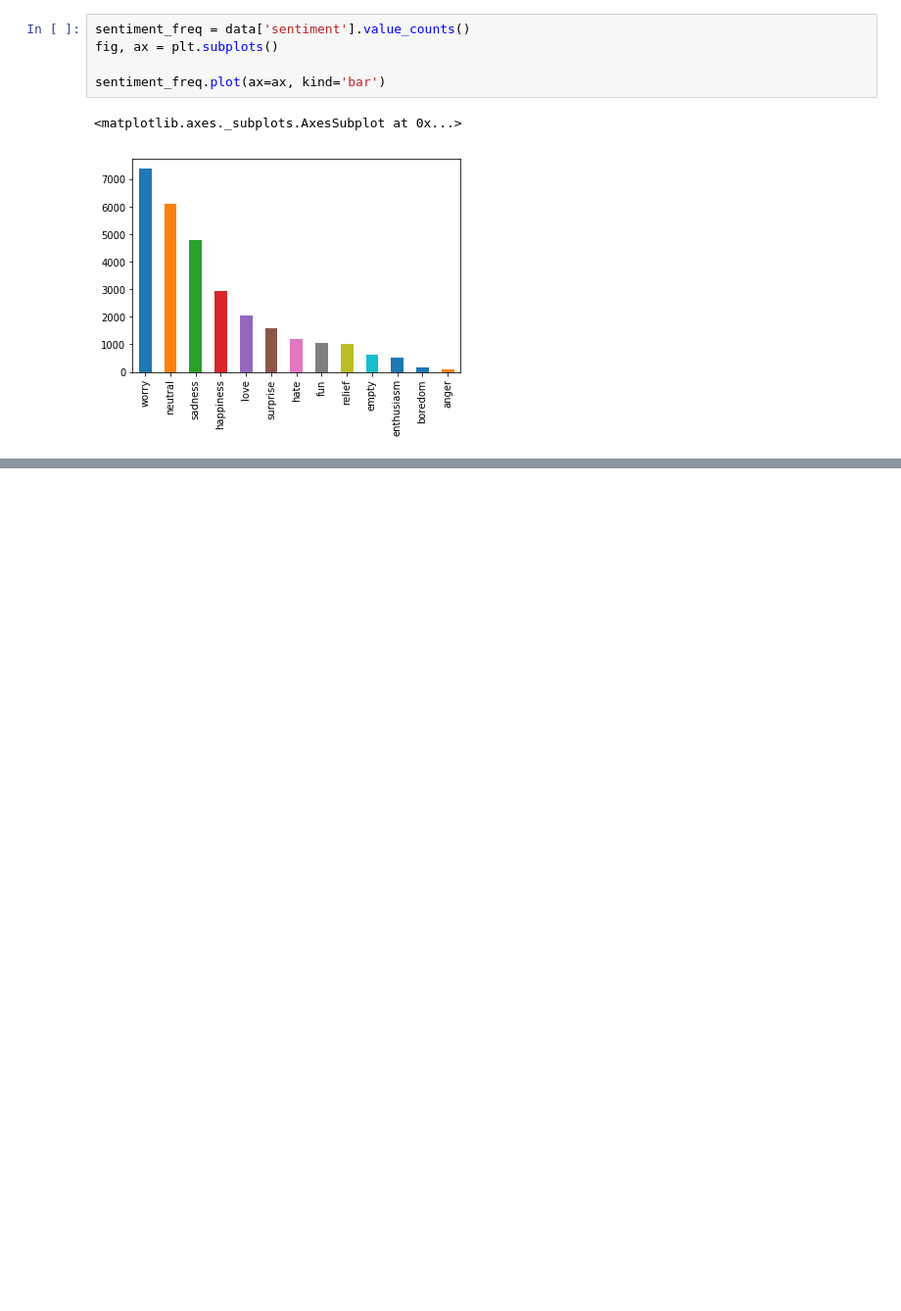
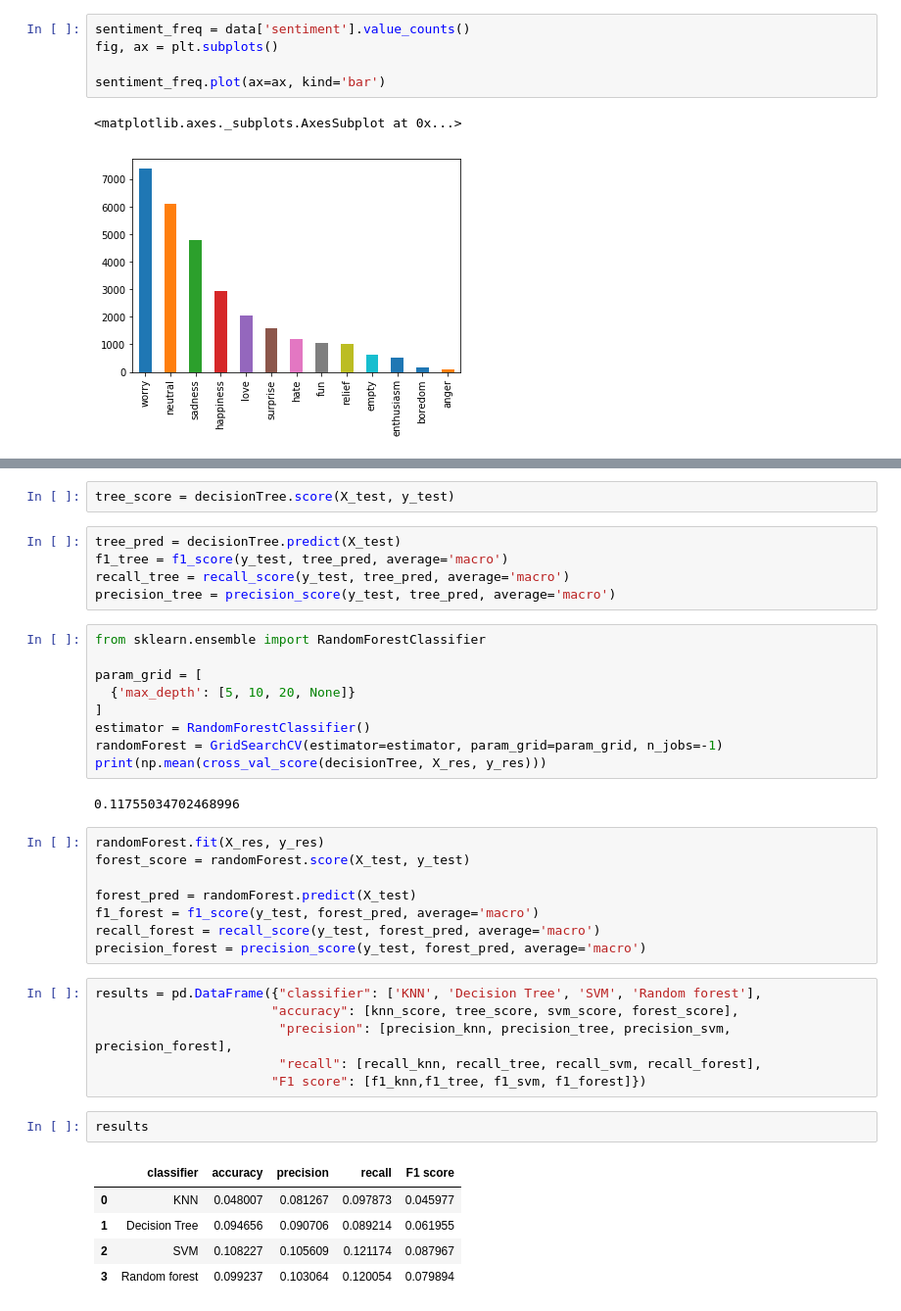
Before and after one commit to kszyndler/EmotionsClassification, a Jupyter notebook: SentimentClassification.ipynb, the cells around one changed output, grey strips where cells are left out. Shown at 98% size. Cells and saved outputs as stored; diff of their text form; blank space fills up the shorter version.

Commit message:
Classifiers added

```diff
--- a/SentimentClassification.ipynb
+++ b/SentimentClassification.ipynb
@@ -187,0 +384,40 @@ words_vocabulary
+# %%
+tree_score = decisionTree.score(X_test, y_test)
+# %%
+tree_pred = decisionTree.predict(X_test)
+f1_tree = f1_score(y_test, tree_pred, average='macro')
+recall_tree = recall_score(y_test, tree_pred, average='macro')
+precision_tree = precision_score(y_test, tree_pred, average='macro')
+# %%
+from sklearn.ensemble import RandomForestClassifier
+
+param_grid = [
+  {'max_depth': [5, 10, 20, None]}
+]
+estimator = RandomForestClassifier()
+randomForest = GridSearchCV(estimator=estimator, param_grid=param_grid, n_jobs=-1)
+print(np.mean(cross_val_score(decisionTree, X_res, y_res)))
+# %% [output]
+0.11755034702468996
+# %%
+randomForest.fit(X_res, y_res)
+forest_score = randomForest.score(X_test, y_test)
+
+forest_pred = randomForest.predict(X_test)
+f1_forest = f1_score(y_test, forest_pred, average='macro')
+recall_forest = recall_score(y_test, forest_pred, average='macro')
+precision_forest = precision_score(y_test, forest_pred, average='macro')
+# %%
+results = pd.DataFrame({"classifier": ['KNN', 'Decision Tree', 'SVM', 'Random forest'],
+                       "accuracy": [knn_score, tree_score, svm_score, forest_score],
+                        "precision": [precision_knn, precision_tree, precision_svm, precision_forest],
+                        "recall": [recall_knn, recall_tree, recall_svm, recall_forest],
+                       "F1 score": [f1_knn,f1_tree, f1_svm, f1_forest]})
+# %%
+results
+# %% [output]
+|  | classifier | accuracy | precision | recall | F1 score |
+| 0 | KNN | 0.048007 | 0.081267 | 0.097873 | 0.045977 |
+| 1 | Decision Tree | 0.094656 | 0.090706 | 0.089214 | 0.061955 |
+| 2 | SVM | 0.108227 | 0.105609 | 0.121174 | 0.087967 |
+| 3 | Random forest | 0.099237 | 0.103064 | 0.120054 | 0.079894 |
```
Also changed, not shown: parts of 34 cells of this notebook.
